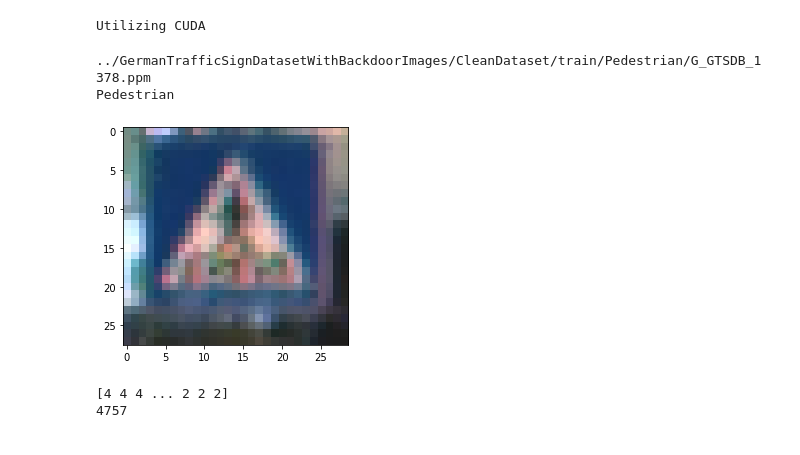
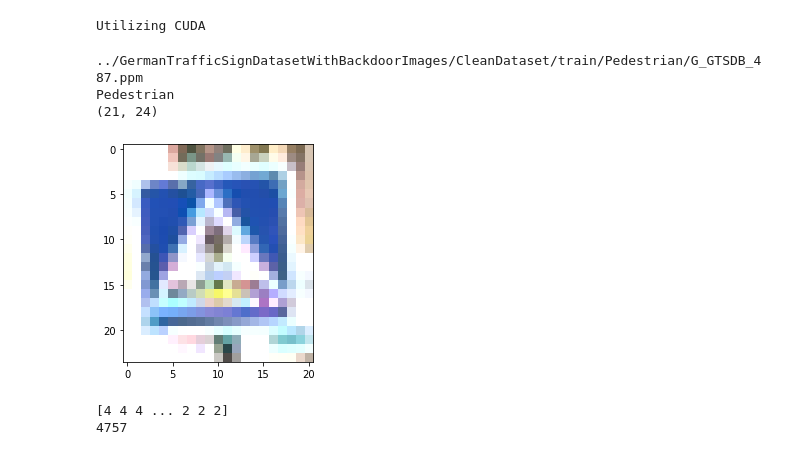
Before and after one commit to srineeey/cnn_example, a Jupyter notebook: cnn_image_traffic.ipynb, the cells around one changed output. Saved outputs shown, nothing was run; the diff lists cells and outputs as text; code cells hidden in the pictures.

```diff
--- a/cnn_image_traffic.ipynb
+++ b/cnn_image_traffic.ipynb
@@ -166,12 +167,14 @@ image_paths = glob.glob(image_folder + "/*/*.ppm")
 #print(image_paths)
 # %%
 import pathlib
-with PIL.Image.open(image_paths[0]) as test_image:
-    print(image_paths[0])
-    print(image_paths[0].split("/")[-2])
+with PIL.Image.open(image_paths[4]) as test_image:
+    print(image_paths[4])
+    print(image_paths[4].split("/")[-2])
+    print(test_image.size)
     plt.imshow(test_image)
 # %% [output]
-../GermanTrafficSignDatasetWithBackdoorImages/CleanDataset/train/Pedestrian/G_GTSDB_1378.ppm
+../GermanTrafficSignDatasetWithBackdoorImages/CleanDataset/train/Pedestrian/G_GTSDB_487.ppm
 Pedestrian
+(21, 24)
-[figure, old version]
+[figure, new version]
 # %%
```
Also changed, not shown: parts of 11 cells of this notebook, 1 other file.
